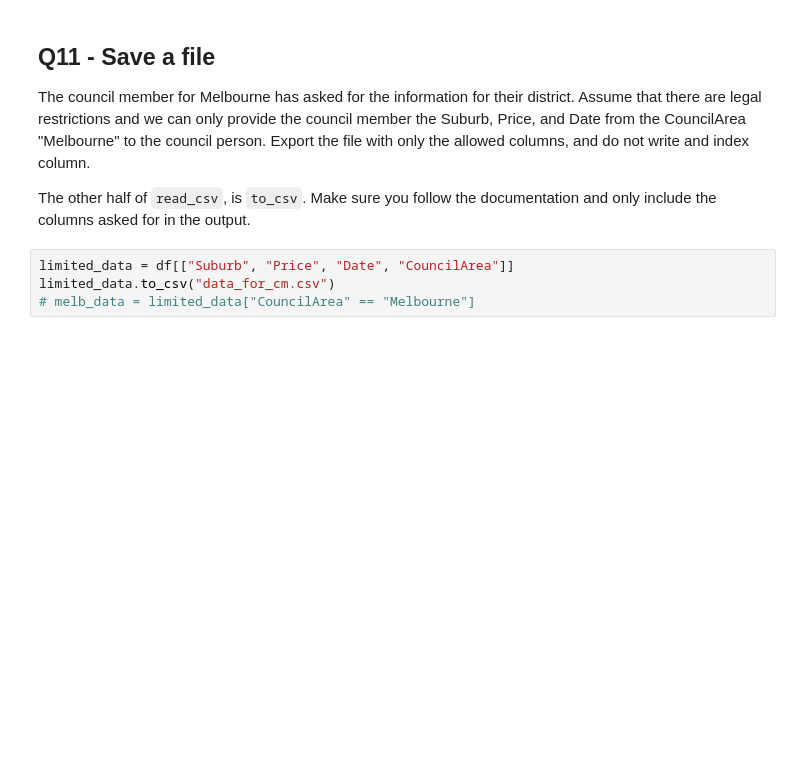
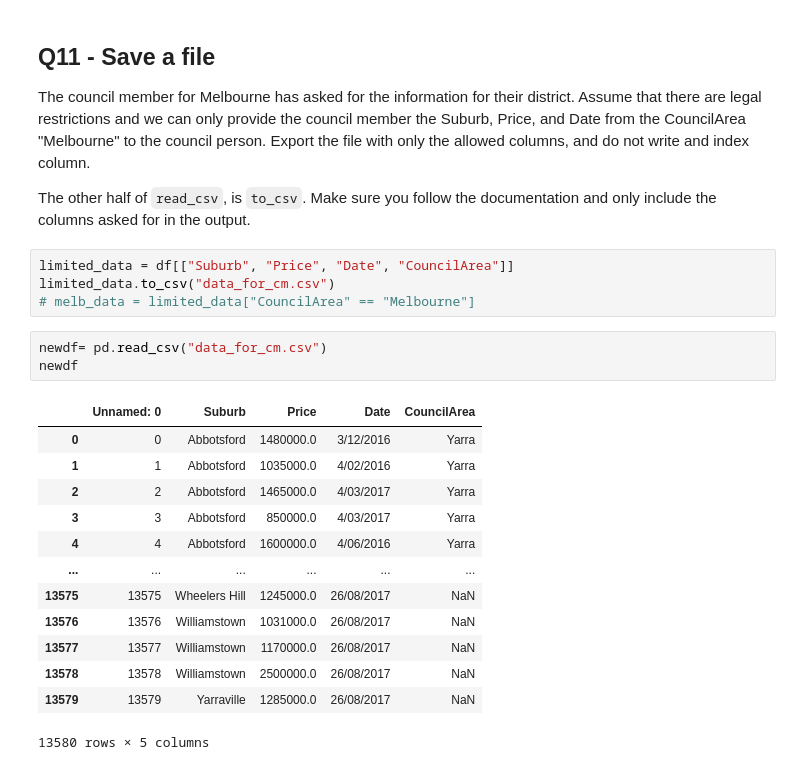
Before and after one commit to alex-chiu/CS329E-Data-Analytics, a Jupyter notebook: HW1/329e_HW1.ipynb, the cells around one changed output. Drawn from its saved outputs; the diff is of its cells as text; blank space fills up the shorter version.

```diff
--- a/HW1/329e_HW1.ipynb
+++ b/HW1/329e_HW1.ipynb
@@ -286,3 +295,20 @@ The other half of `read_csv`, is `to_csv`.  Make sure you follow the documentati
 limited_data = df[["Suburb", "Price", "Date", "CouncilArea"]]
 limited_data.to_csv("data_for_cm.csv")
 # melb_data = limited_data["CouncilArea" == "Melbourne"]
+# %%
+newdf= pd.read_csv("data_for_cm.csv")
+newdf
+# %% [output]
+|  | Unnamed: 0 | Suburb | Price | Date | CouncilArea |
+| 0 | 0 | Abbotsford | 1480000.0 | 3/12/2016 | Yarra |
+| 1 | 1 | Abbotsford | 1035000.0 | 4/02/2016 | Yarra |
+| 2 | 2 | Abbotsford | 1465000.0 | 4/03/2017 | Yarra |
+| 3 | 3 | Abbotsford | 850000.0 | 4/03/2017 | Yarra |
+| 4 | 4 | Abbotsford | 1600000.0 | 4/06/2016 | Yarra |
+| ... | ... | ... | ... | ... | ... |
+| 13575 | 13575 | Wheelers Hill | 1245000.0 | 26/08/2017 | NaN |
+| 13576 | 13576 | Williamstown | 1031000.0 | 26/08/2017 | NaN |
+| 13577 | 13577 | Williamstown | 1170000.0 | 26/08/2017 | NaN |
+| 13578 | 13578 | Williamstown | 2500000.0 | 26/08/2017 | NaN |
+| 13579 | 13579 | Yarraville | 1285000.0 | 26/08/2017 | NaN |
+13580 rows × 5 columns
```
Also changed, not shown: parts of 3 cells of this notebook, 1 other file.
